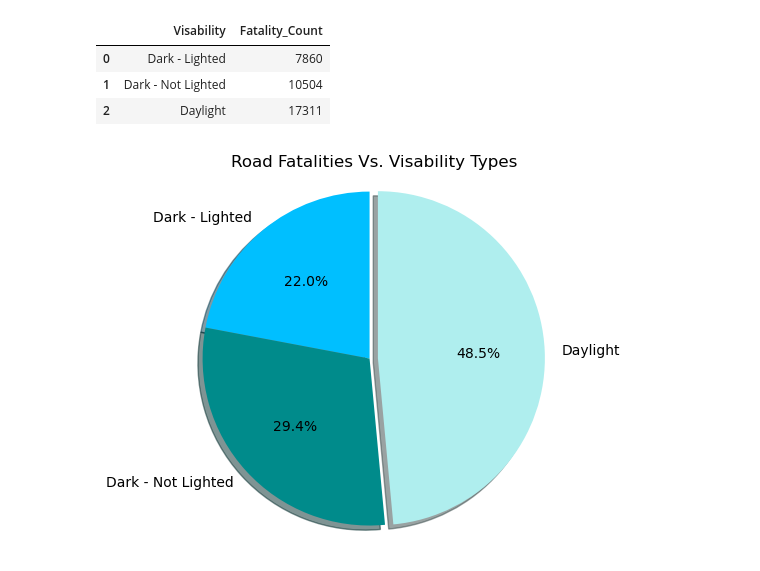
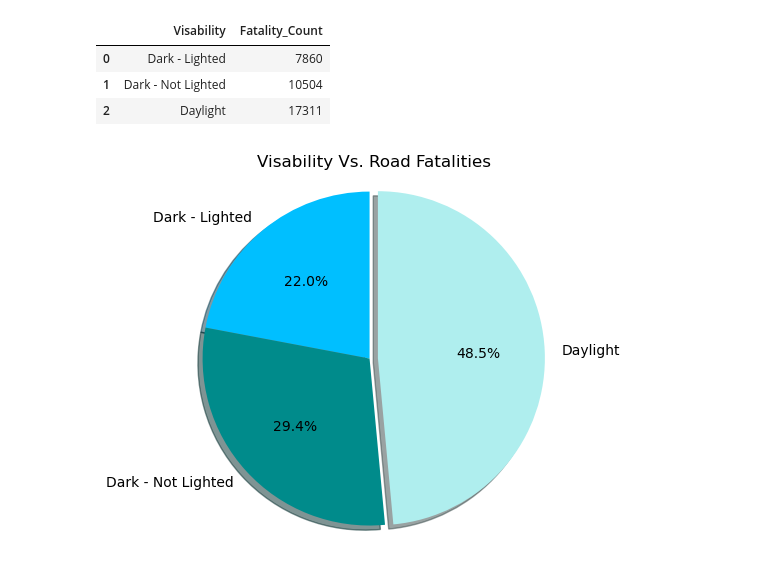
Before and after one commit to lishanisrikaran/project-1, a Jupyter notebook: road_fatalities - main.ipynb, the cells around one changed output. Saved outputs shown, nothing was run; the diff lists cells and outputs as text; code cells hidden in the pictures.

```diff
--- a/road_fatalities - main.ipynb
+++ b/road_fatalities - main.ipynb
@@ -636,14 +620,14 @@ visability_df
 | 1 | Dark - Not Lighted | 10504 |
 | 2 | Daylight | 17311 |
 # %%
-# Pie Plot
+# Pie Plot.
 colors = ["deepskyblue", "darkcyan", "paleturquoise"]
 explode = (0, 0.00, 0.05)
 
-plt.title("Road Fatalities Vs. Visability Types")
+plt.title("Visability Vs. Road Fatalities")
 plt.pie(visability_df["Fatality_Count"], explode=explode, colors=colors,
         autopct="%1.1f%%", shadow=True, startangle=90, labels =visability_df["Visability"])
 plt.axis("equal")
 plt.show()
 # %% [output]
-[figure, old version]
+[figure, new version]
```
Also changed, not shown: parts of 27 cells of this notebook.
